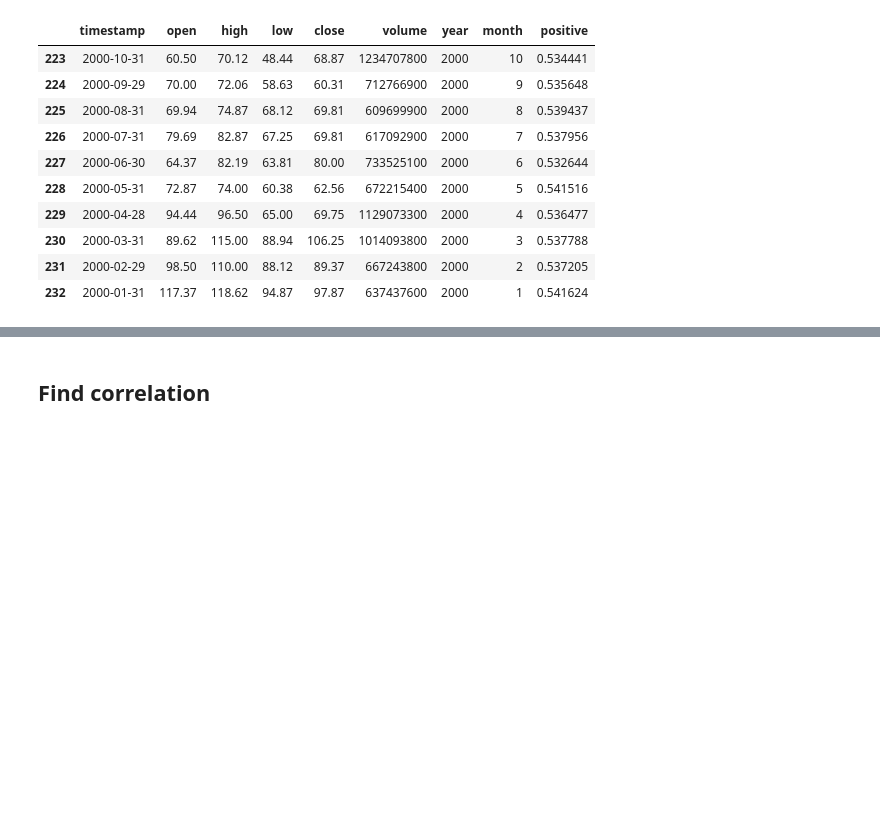
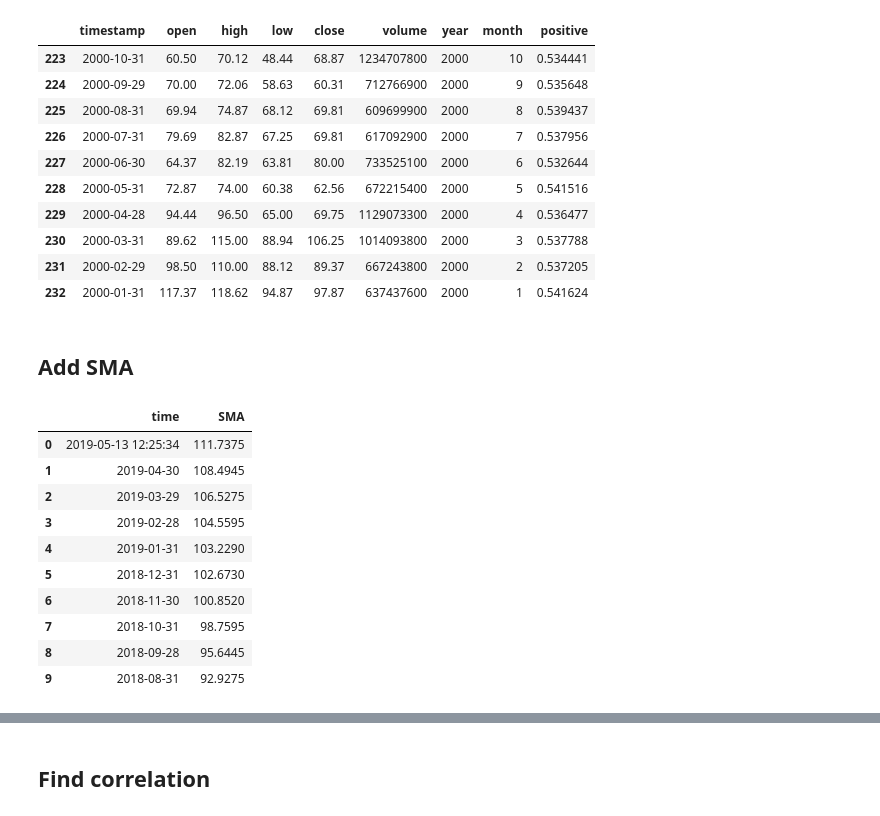
Before and after one commit to thu2pham/StockForecasting, a Jupyter notebook: event_based_forecasting.ipynb, the cells around one changed output, grey strips where cells are left out. Drawn from its saved outputs; the diff is of its cells as text; code cells hidden in the pictures; blank space fills up the shorter version.

```diff
--- a/event_based_forecasting.ipynb
+++ b/event_based_forecasting.ipynb
@@ -202,3 +202,5 @@ sentimental_df.tail(10)
 | 230 | 2000-03-31 | 89.62 | 115.00 | 88.94 | 106.25 | 1014093800 | 2000 | 3 | 0.537788 |
 | 231 | 2000-02-29 | 98.50 | 110.00 | 88.12 | 89.37 | 667243800 | 2000 | 2 | 0.537205 |
 | 232 | 2000-01-31 | 117.37 | 118.62 | 94.87 | 97.87 | 637437600 | 2000 | 1 | 0.541624 |
+# %% [markdown]
+## Add SMA
@@ -204,0 +213,14 @@ sentimental_df.tail(10)
+# %%
+sma.head(10)
+# %% [output]
+|  | time | SMA |
+| 0 | 2019-05-13 12:25:34 | 111.7375 |
+| 1 | 2019-04-30 | 108.4945 |
+| 2 | 2019-03-29 | 106.5275 |
+| 3 | 2019-02-28 | 104.5595 |
+| 4 | 2019-01-31 | 103.2290 |
+| 5 | 2018-12-31 | 102.6730 |
+| 6 | 2018-11-30 | 100.8520 |
+| 7 | 2018-10-31 | 98.7595 |
+| 8 | 2018-09-28 | 95.6445 |
+| 9 | 2018-08-31 | 92.9275 |
```
Also changed, not shown: parts of 4 cells of this notebook.
